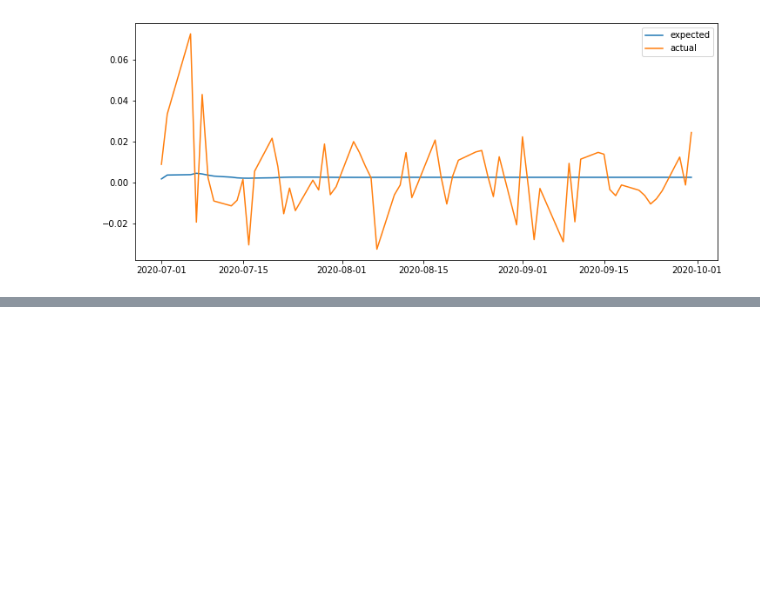
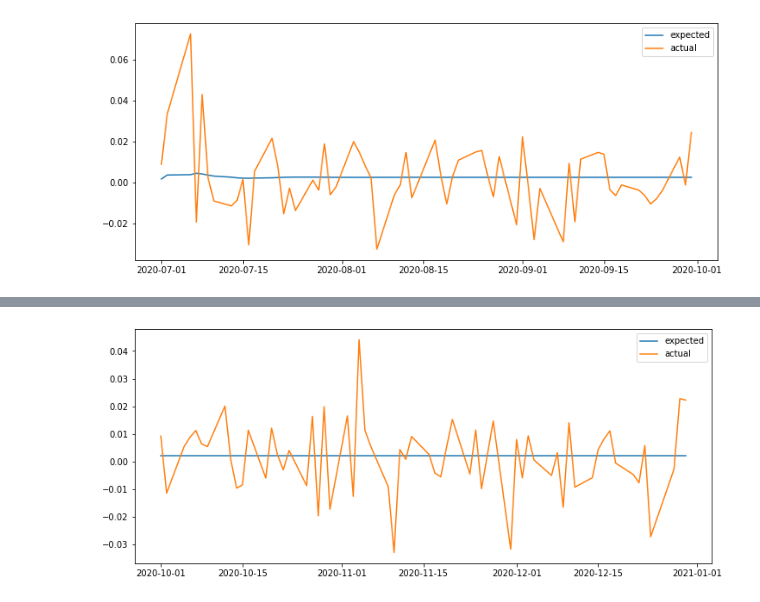
Before and after one commit to siddharth-agarwal/py-codespace, a Jupyter notebook: 610_GWP3.ipynb, the cells around one changed output, grey strips where cells are left out. Drawn from its saved outputs; the diff is of its cells as text; code cells hidden in the pictures; blank space fills up the shorter version.

```diff
--- a/610_GWP3.ipynb
+++ b/610_GWP3.ipynb
@@ -229 +242,10 @@ ModuleNotFoundError: No module named 'mgarch'
+# %%
+plt.figure(figsize=(12, 5))
+
+plt.plot(return_expected[0], label='expected')
+plt.plot(hist_testing['Close'], label='actual')
+plt.legend()
+plt.show()
+# %% [output]
+[figure, added]
 # %%
```
Also changed, not shown: parts of 69 cells of this notebook.
